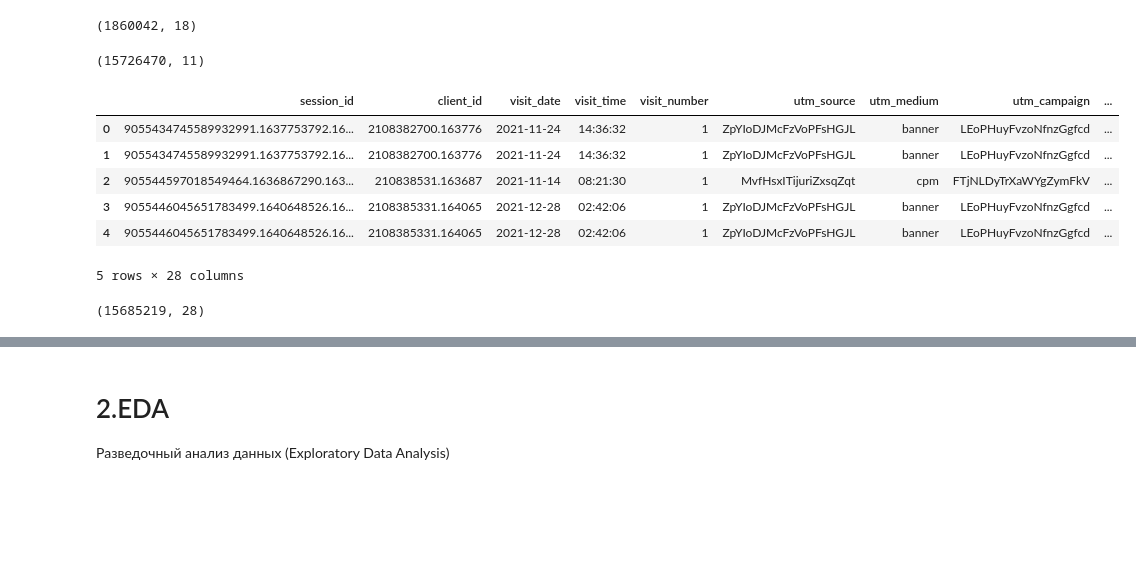
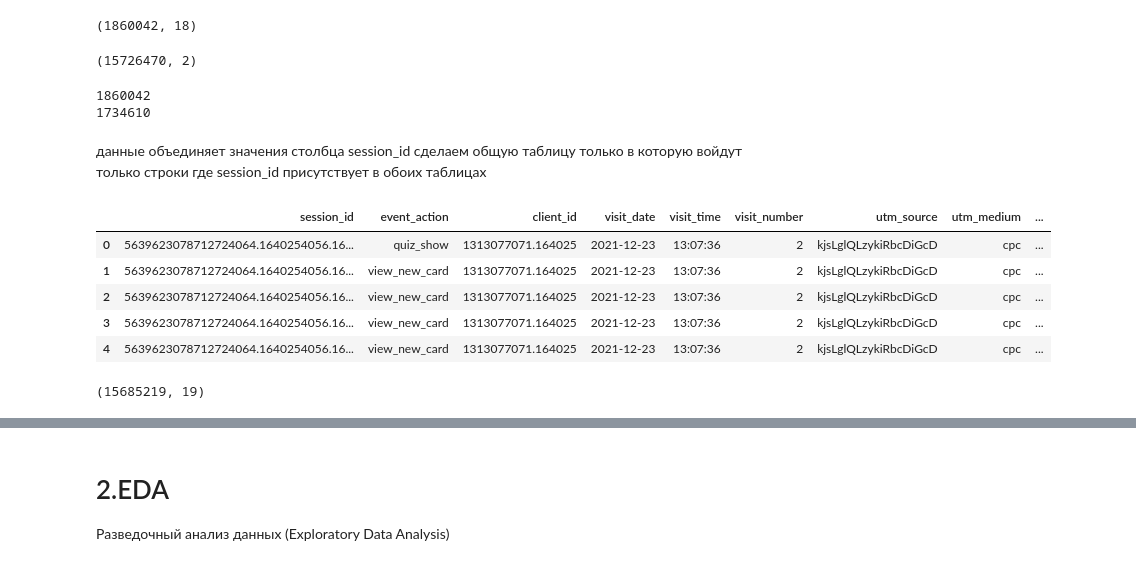
Before and after one commit to proger-n/SberAutopodpiska_analysis, a Jupyter notebook: JupyterNotebooks/final_project_1.ipynb, the cells around one changed output, grey strips where cells are left out. Cells and saved outputs as stored; diff of their text form; code cells hidden in the pictures; blank space fills up the shorter version.

```diff
--- a/JupyterNotebooks/final_project_1.ipynb
+++ b/JupyterNotebooks/final_project_1.ipynb
@@ -37,5 +42,6 @@ import pandas as pd
 # %%
-df_hits = pd.read_csv('https://drive.google.com/uc?export=download&confirm=no_antivirus&id=1aWTUBZoxDctNs-ldqEw-9dw0X2zR9upd')
+# df_hits = pd.read_csv('https://drive.google.com/uc?export=download&confirm=no_antivirus&id=1aWTUBZoxDctNs-ldqEw-9dw0X2zR9upd')
+df_hits = pd.read_csv('ga_hits.csv')
 df_hits.head()
 # %% [output]
 |  | session_id | hit_date | hit_time | hit_number | hit_type | hit_referer | hit_page_path | event_category | ... |
@@ -44,3 +50,6 @@ df_hits.head()
 | 2 | 885342191847998240.1640235807.164... | 2021-12-23 | 796252.0 | 49 | event | NaN | sberauto.com/cars/all/volkswagen/... | quiz | ... |
 | 3 | 142526202120934167.1640211014.164... | 2021-12-23 | 934292.0 | 46 | event | NaN | sberauto.com/cars?utm_source_init... | quiz | ... |
 | 4 | 3450086108837475701.1640265078.16... | 2021-12-23 | 768741.0 | 79 | event | NaN | sberauto.com/cars/all/mercedes-be... | quiz | ... |
+# %%
+df_hits = df_hits[['session_id', 'event_action']]
+df_hits.head()
@@ -47,5 +63,6 @@ df_hits.head()
 # %%
-df_sessions = pd.read_csv('https://drive.google.com/uc?export=download&confirm=no_antivirus&id=1GaQnAgzshXMl0WwKHI11e2dBjMjoTlfU')
+# df_sessions = pd.read_csv('https://drive.google.com/uc?export=download&confirm=no_antivirus&id=1GaQnAgzshXMl0WwKHI11e2dBjMjoTlfU')
+df_sessions = pd.read_csv('ga_sessions.csv')
 df_sessions.head()
 # %% [output]
 |  | session_id | client_id | visit_date | visit_time | visit_number | utm_source | utm_medium | utm_campaign | ... |
@@ -61,22 +78,30 @@ df_sessions.shape
 # %%
 df_hits.shape
 # %% [output]
-(15726470, 11)
+(15726470, 2)
+# %%
+print(df_sessions.session_id.nunique())
+print(df_hits.session_id.nunique())
+# %% [output]
+1860042
+1734610
+# %% [markdown]
+данные объединяет значения столбца session_id
+сделаем общую таблицу только в которую войдут только строки где session_id присутствует в обоих таблицах
 # %%
-df_united = pd.merge(df_sessions, df_hits)
+df_united = pd.merge(df_hits, df_sessions)
 df_united.head()
 # %% [output]
-|  | session_id | client_id | visit_date | visit_time | visit_number | utm_source | utm_medium | utm_campaign | ... |
-| 0 | 9055434745589932991.1637753792.16... | 2108382700.163776 | 2021-11-24 | 14:36:32 | 1 | ZpYIoDJMcFzVoPFsHGJL | banner | LEoPHuyFvzoNfnzGgfcd | ... |
-| 1 | 9055434745589932991.1637753792.16... | 2108382700.163776 | 2021-11-24 | 14:36:32 | 1 | ZpYIoDJMcFzVoPFsHGJL | banner | LEoPHuyFvzoNfnzGgfcd | ... |
-| 2 | 905544597018549464.1636867290.163... | 210838531.163687 | 2021-11-14 | 08:21:30 | 1 | MvfHsxITijuriZxsqZqt | cpm | FTjNLDyTrXaWYgZymFkV | ... |
-| 3 | 9055446045651783499.1640648526.16... | 2108385331.164065 | 2021-12-28 | 02:42:06 | 1 | ZpYIoDJMcFzVoPFsHGJL | banner | LEoPHuyFvzoNfnzGgfcd | ... |
-| 4 | 9055446045651783499.1640648526.16... | 2108385331.164065 | 2021-12-28 | 02:42:06 | 1 | ZpYIoDJMcFzVoPFsHGJL | banner | LEoPHuyFvzoNfnzGgfcd | ... |
+|  | session_id | event_action | client_id | visit_date | visit_time | visit_number | utm_source | utm_medium | ... |
+| 0 | 5639623078712724064.1640254056.16... | quiz_show | 1313077071.164025 | 2021-12-23 | 13:07:36 | 2 | kjsLglQLzykiRbcDiGcD | cpc | ... |
+| 1 | 5639623078712724064.1640254056.16... | view_new_card | 1313077071.164025 | 2021-12-23 | 13:07:36 | 2 | kjsLglQLzykiRbcDiGcD | cpc | ... |
+| 2 | 5639623078712724064.1640254056.16... | view_new_card | 1313077071.164025 | 2021-12-23 | 13:07:36 | 2 | kjsLglQLzykiRbcDiGcD | cpc | ... |
+| 3 | 5639623078712724064.1640254056.16... | view_new_card | 1313077071.164025 | 2021-12-23 | 13:07:36 | 2 | kjsLglQLzykiRbcDiGcD | cpc | ... |
+| 4 | 5639623078712724064.1640254056.16... | view_new_card | 1313077071.164025 | 2021-12-23 | 13:07:36 | 2 | kjsLglQLzykiRbcDiGcD | cpc | ... |
-5 rows × 28 columns
 # %%
 df_united.shape
 # %% [output]
-(15685219, 28)
+(15685219, 19)
 # %%
 df_united.describe(include='all')
 # %% [output]
```
Also changed, not shown: parts of 31 cells of this notebook.
